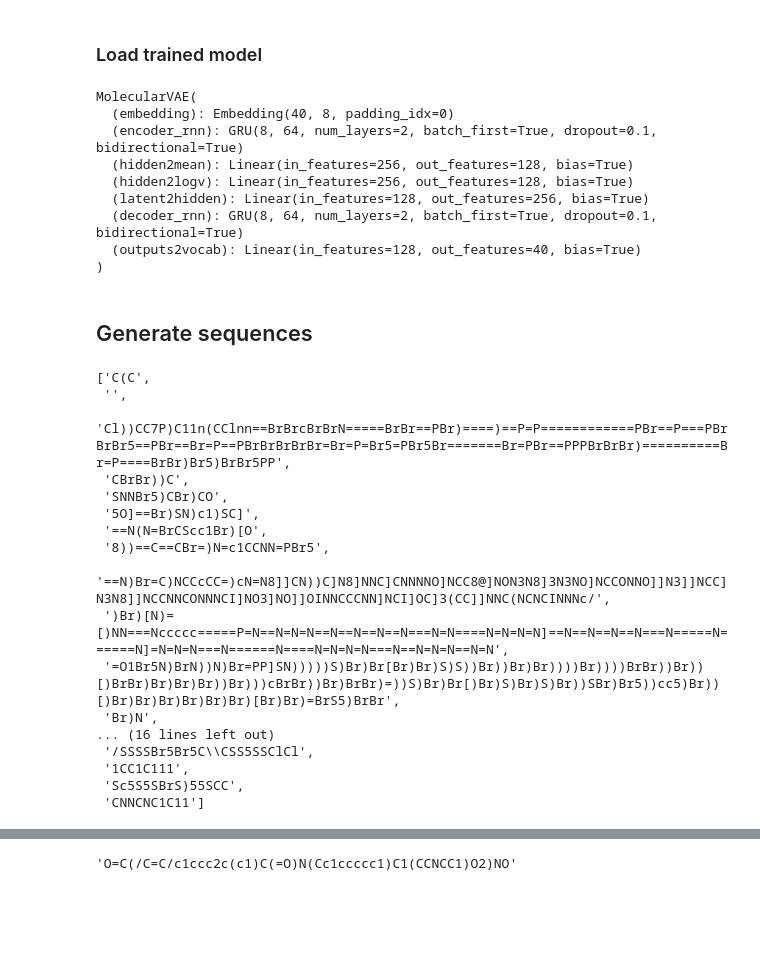
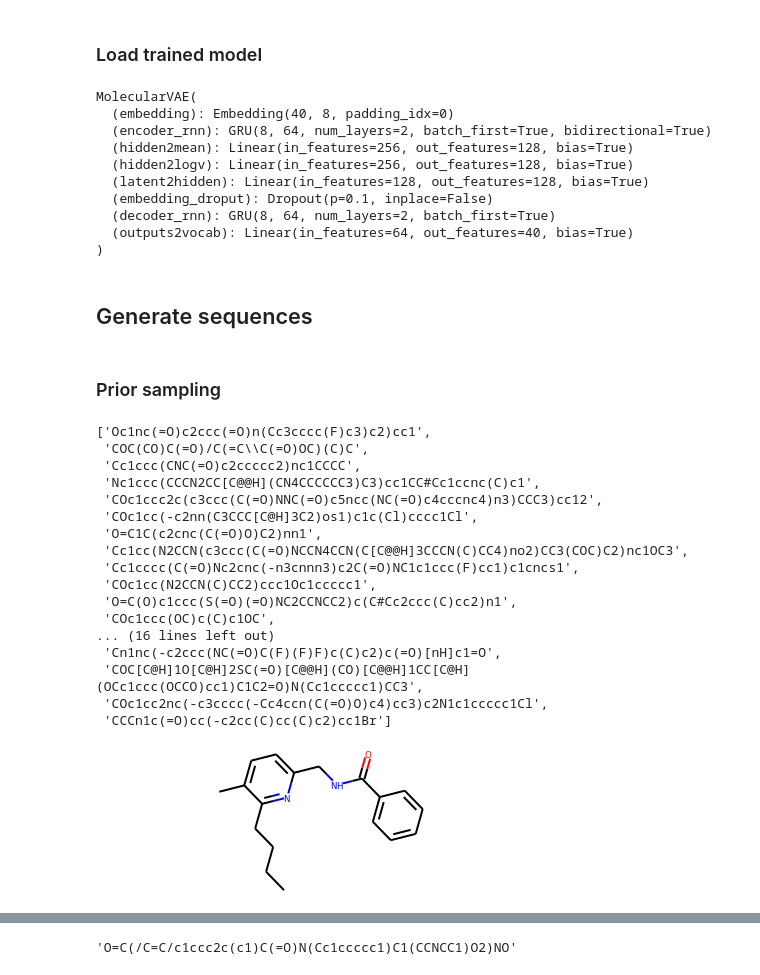
Before and after one commit to robertlizatovic/DeepChemistry, a Jupyter notebook: molecular_vae.ipynb, the cells around one changed output, grey strips where cells are left out. Cells and saved outputs as stored; diff of their text form; code cells hidden in the pictures; blank space fills up the shorter version.

Commit message:
Fixed the decoder network to be 1-directional. Trained the first VAE RNN model that can generate valid SMILES to a large extent (encoder output mostly ignored unfortunately).

```diff
--- a/molecular_vae.ipynb
+++ b/molecular_vae.ipynb
@@ -120,7 +120,7 @@ The variational autoencoder consists of the following components:
 2. Decoder: decodes a latent vector z into a sequence.
 # %%
 vae = MolecularVAE(len(vocabulary), 8, 64, 128, vocabulary.getStartIdx(), vocabulary.getEndIdx(),
-                   vocabulary.getPadIdx(), rnn_layers=2, bidirectional=True, dropout=0.1)
+                   vocabulary.getPadIdx(), rnn_layers=2, bidirectional=True, embedding_dropout=0.1)
 # %% [markdown]
 ## Model training
 # %% [markdown]
@@ -260,35 +253,42 @@ vae.eval()
 # %% [output]
 MolecularVAE(
   (embedding): Embedding(40, 8, padding_idx=0)
-  (encoder_rnn): GRU(8, 64, num_layers=2, batch_first=True, dropout=0.1, bidirectional=True)
+  (encoder_rnn): GRU(8, 64, num_layers=2, batch_first=True, bidirectional=True)
   (hidden2mean): Linear(in_features=256, out_features=128, bias=True)
   (hidden2logv): Linear(in_features=256, out_features=128, bias=True)
-  (latent2hidden): Linear(in_features=128, out_features=256, bias=True)
-  (decoder_rnn): GRU(8, 64, num_layers=2, batch_first=True, dropout=0.1, bidirectional=True)
-  (outputs2vocab): Linear(in_features=128, out_features=40, bias=True)
+  (latent2hidden): Linear(in_features=128, out_features=128, bias=True)
+  (embedding_droput): Dropout(p=0.1, inplace=False)
+  (decoder_rnn): GRU(8, 64, num_layers=2, batch_first=True)
+  (outputs2vocab): Linear(in_features=64, out_features=40, bias=True)
 )
 # %% [markdown]
 ## Generate sequences
+# %% [markdown]
+### Prior sampling
 # %%
 samples = vae.generateSequences(n=32, max_len=150, greedy=False)
 # %%
-gen_mols = [tokenizer.untokenize(vocabulary.decode(s)) for s in samples.tolist()]
-gen_mols
+gen_smiles = [tokenizer.untokenize(vocabulary.decode(s)) for s in samples.tolist()]
+gen_smiles
 # %% [output]
-['C(C',
- '',
- 'Cl))CC7P)C11n(CClnn==BrBrcBrBrN=====BrBr==PBr)====)==P=P============PBr==P===PBrBrBr5==PBr==Br=P==PBrBrBrBrBr=Br=P=Br5=PBr5Br=======Br=PBr==PPPBrBrBr)==========Br=P====BrBr)Br5)BrBr5PP',
- 'CBrBr))C',
- 'SNNBr5)CBr)CO',
- '5O]==Br)SN)c1)SC]',
- '==N(N=BrCScc1Br)[O',
- '8))==C==CBr=)N=c1CCNN=PBr5',
- '==N)Br=C)NCCcCC=)cN=N8]]CN))C]N8]NNC]CNNNNO]NCC8@]NON3N8]3N3NO]NCCONNO]]N3]]NCC]N3N8]]NCCNNCONNNCI]NO3]NO]]OINNCCCNN]NCI]OC]3(CC]]NNC(NCNCINNNc/',
- ')Br)[N)=[)NN===Nccccc=====P=N==N=N=N==N==N==N==N===N=N====N=N=N=N]==N==N==N==N===N=====N======N]=N=N=N===N======N====N=N=N=N===N==N=N=N==N=N',
- '=O1Br5N)BrN))N)Br=PP]SN)))))S)Br)Br[Br)Br)S)S))Br))Br)Br))))Br))))BrBr))Br))[)BrBr)Br)Br)Br))Br)))cBrBr))Br)BrBr)=))S)Br)Br[)Br)S)Br)S)Br))SBr)Br5))cc5)Br))[)Br)Br)Br)Br)Br)Br)[Br)Br)=BrS5)BrBr',
- 'Br)N',
+['Oc1nc(=O)c2ccc(=O)n(Cc3cccc(F)c3)c2)cc1',
+ 'COC(CO)C(=O)/C(=C\\C(=O)OC)(C)C',
+ 'Cc1ccc(CNC(=O)c2ccccc2)nc1CCCC',
+ 'Nc1ccc(CCCN2CC[C@@H](CN4CCCCCC3)C3)cc1CC#Cc1ccnc(C)c1',
+ 'COc1ccc2c(c3ccc(C(=O)NNC(=O)c5ncc(NC(=O)c4cccnc4)n3)CCC3)cc12',
+ 'COc1cc(-c2nn(C3CCC[C@H]3C2)os1)c1c(Cl)cccc1Cl',
+ 'O=C1C(c2cnc(C(=O)O)C2)nn1',
+ 'Cc1cc(N2CCN(c3ccc(C(=O)NCCN4CCN(C[C@@H]3CCCN(C)CC4)no2)CC3(COC)C2)nc1OC3',
+ 'Cc1cccc(C(=O)Nc2cnc(-n3cnnn3)c2C(=O)NC1c1ccc(F)cc1)c1cncs1',
+ 'COc1cc(N2CCN(C)CC2)ccc1Oc1ccccc1',
+ 'O=C(O)c1ccc(S(=O)(=O)NC2CCNCC2)c(C#Cc2ccc(C)cc2)n1',
+ 'COc1ccc(OC)c(C)c1OC',
 ... (16 lines left out)
- '/SSSSBr5Br5C\\CSS5SSClCl',
- '1CC1C111',
- 'Sc5S5SBrS)55SCC',
- 'CNNCNC1C11']
+ 'Cn1nc(-c2ccc(NC(=O)C(F)(F)F)c(C)c2)c(=O)[nH]c1=O',
+ 'COC[C@H]1O[C@H]2SC(=O)[C@@H](CO)[C@@H]1CC[C@H](OCc1ccc(OCCO)cc1)C1C2=O)N(Cc1ccccc1)CC3',
+ 'COc1cc2nc(-c3cccc(-Cc4ccn(C(=O)O)c4)cc3)c2N1c1ccccc1Cl',
+ 'CCCn1c(=O)cc(-c2cc(C)cc(C)c2)cc1Br']
+# %%
+Chem.MolFromSmiles(gen_smiles[2])
+# %% [output]
+[figure, added]
```
Also changed, not shown: parts of 14 cells of this notebook, 2 other files.
